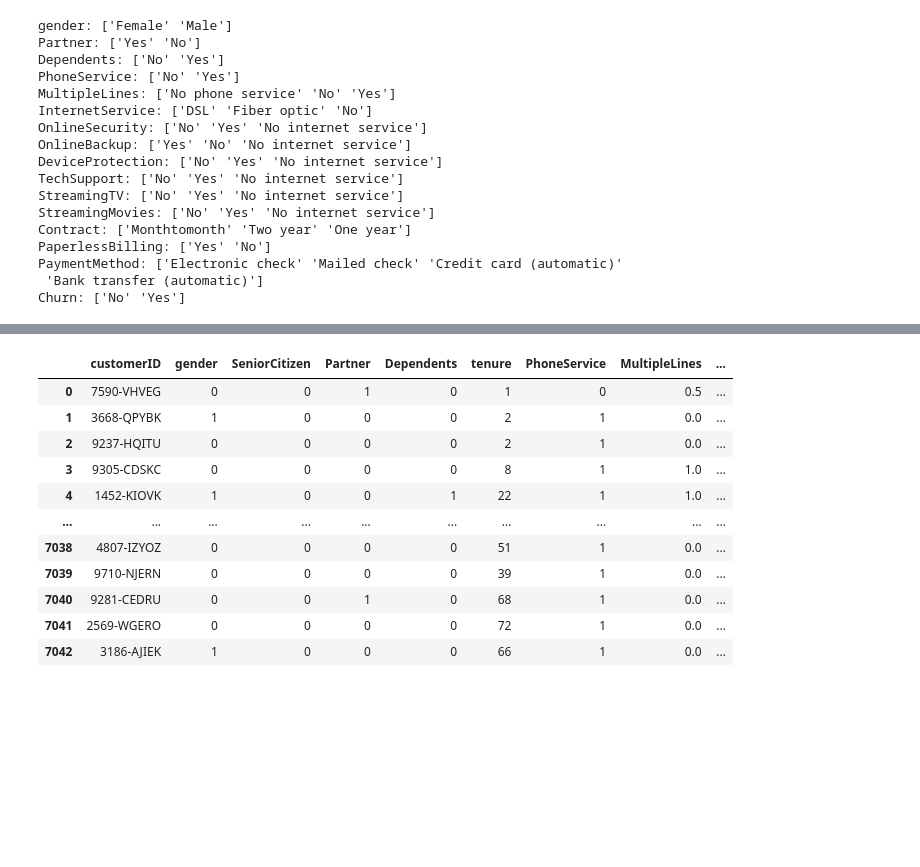
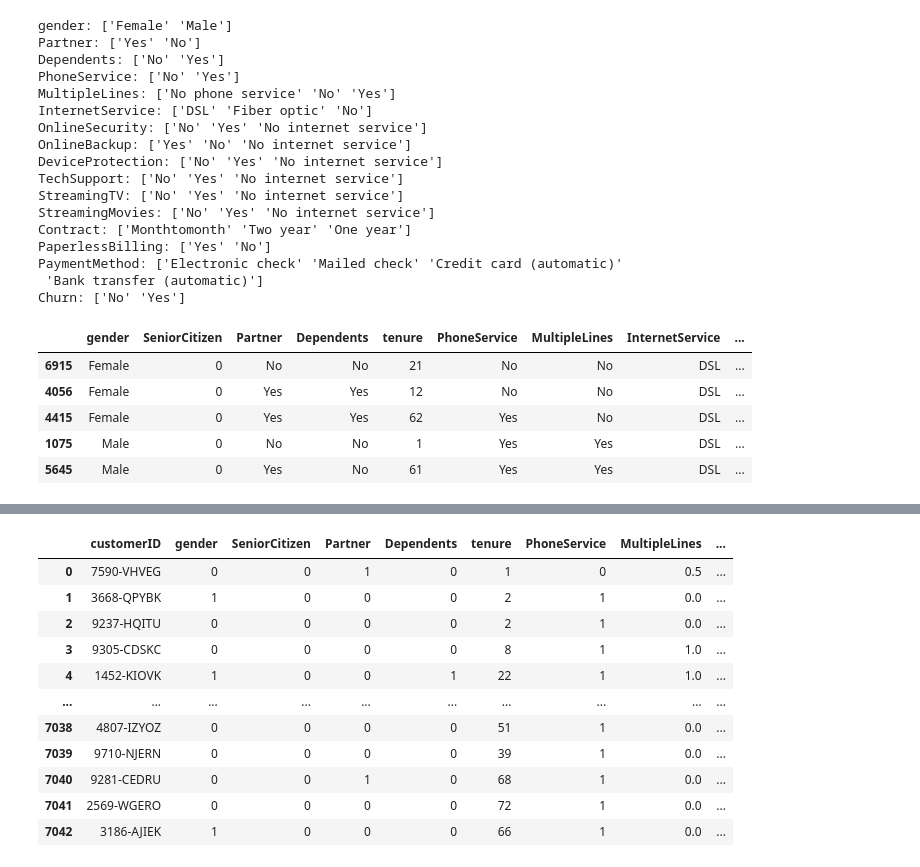
Before and after one commit to xiangivyli/data-science-portfolio, a Jupyter notebook: BT Customer Churn Prediction/BT_Customer_Churn_Prediction.ipynb, the cells around one changed output, grey strips where cells are left out. Drawn from its saved outputs; the diff is of its cells as text; code cells hidden in the pictures; blank space fills up the shorter version.

```diff
--- a/BT Customer Churn Prediction/BT_Customer_Churn_Prediction.ipynb
+++ b/BT Customer Churn Prediction/BT_Customer_Churn_Prediction.ipynb
@@ -111,4 +112,16 @@ PaperlessBilling: ['Yes' 'No']
 PaymentMethod: ['Electronic check' 'Mailed check' 'Credit card (automatic)'
  'Bank transfer (automatic)']
 Churn: ['No' 'Yes']
+# %%
+# replace No internet service to No, replace No phone service to No
+df_customer.replace('No phone service', 'No', inplace = True)
+df_customer.replace('No internet service', 'No', inplace = True)
+df_customer.sample(5)
+# %% [output]
+|  | gender | SeniorCitizen | Partner | Dependents | tenure | PhoneService | MultipleLines | InternetService | ... |
+| 6915 | Female | 0 | No | No | 21 | No | No | DSL | ... |
+| 4056 | Female | 0 | Yes | Yes | 12 | No | No | DSL | ... |
+| 4415 | Female | 0 | Yes | Yes | 62 | Yes | No | DSL | ... |
+| 1075 | Male | 0 | No | No | 1 | Yes | Yes | DSL | ... |
+| 5645 | Male | 0 | Yes | No | 61 | Yes | Yes | DSL | ... |
 # %%
```
Also changed, not shown: parts of 8 cells of this notebook.
